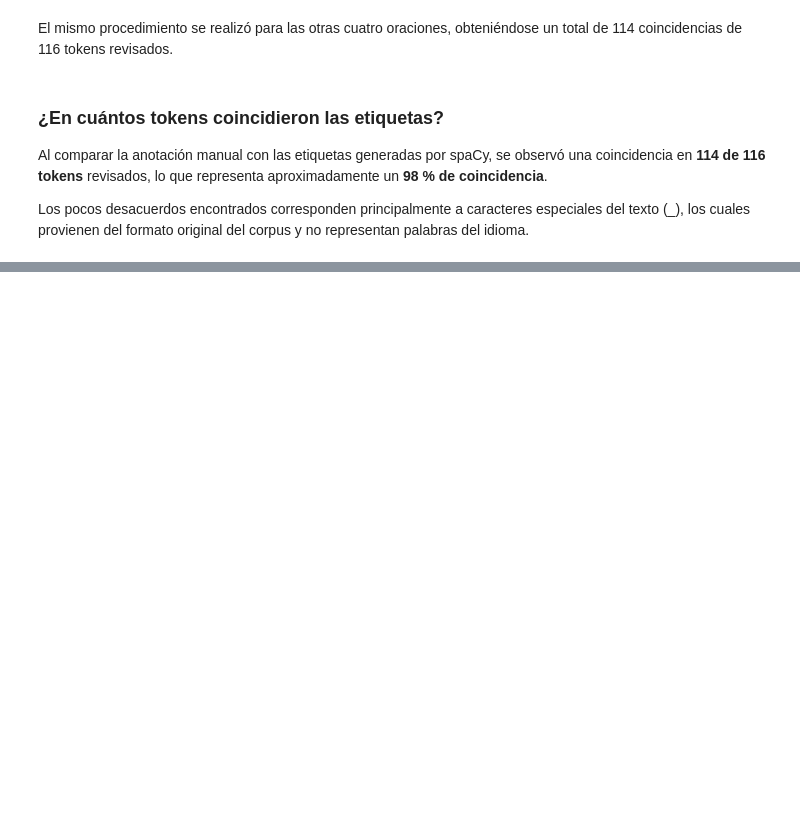
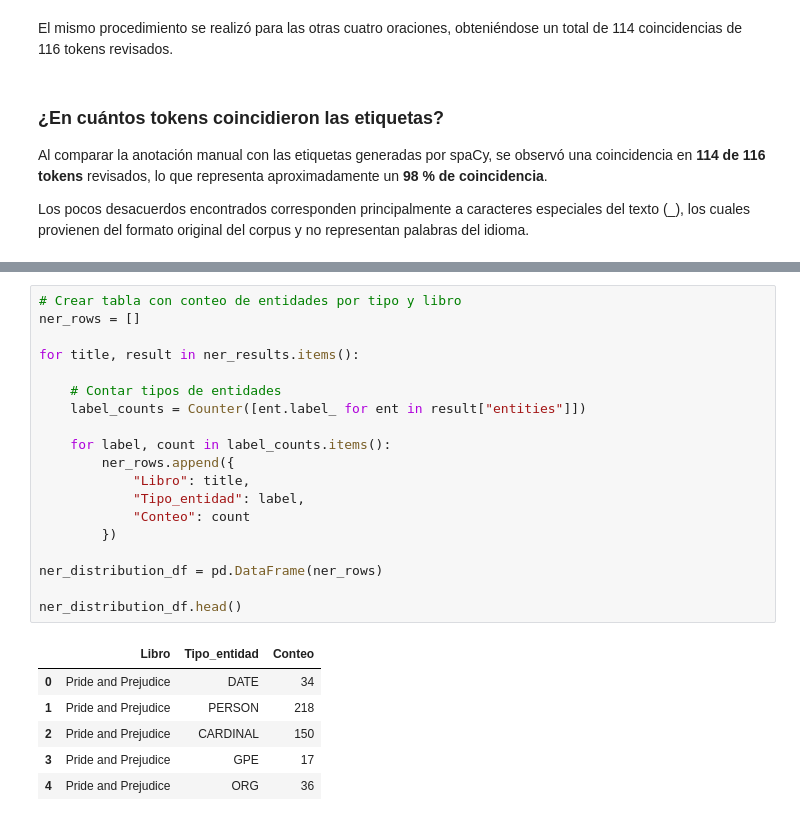
Before and after one commit to Cynthiss/NLP, a Jupyter notebook: Lab_6/Lab_6.ipynb, the cells around one changed output, grey strips where cells are left out. Saved outputs shown, nothing was run; the diff lists cells and outputs as text; blank space fills up the shorter version.

```diff
--- a/Lab_6/Lab_6.ipynb
+++ b/Lab_6/Lab_6.ipynb
@@ -533,0 +576,26 @@ Los pocos desacuerdos encontrados corresponden principalmente a caracteres espec
+# %%
+# Crear tabla con conteo de entidades por tipo y libro
+ner_rows = []
+
+for title, result in ner_results.items():
+
+    # Contar tipos de entidades
+    label_counts = Counter([ent.label_ for ent in result["entities"]])
+
+    for label, count in label_counts.items():
+        ner_rows.append({
+            "Libro": title,
+            "Tipo_entidad": label,
+            "Conteo": count
+        })
+
+ner_distribution_df = pd.DataFrame(ner_rows)
+
+ner_distribution_df.head()
+# %% [output]
+|  | Libro | Tipo_entidad | Conteo |
+| 0 | Pride and Prejudice | DATE | 34 |
+| 1 | Pride and Prejudice | PERSON | 218 |
+| 2 | Pride and Prejudice | CARDINAL | 150 |
+| 3 | Pride and Prejudice | GPE | 17 |
+| 4 | Pride and Prejudice | ORG | 36 |
```
Also changed, not shown: parts of 13 cells of this notebook.
